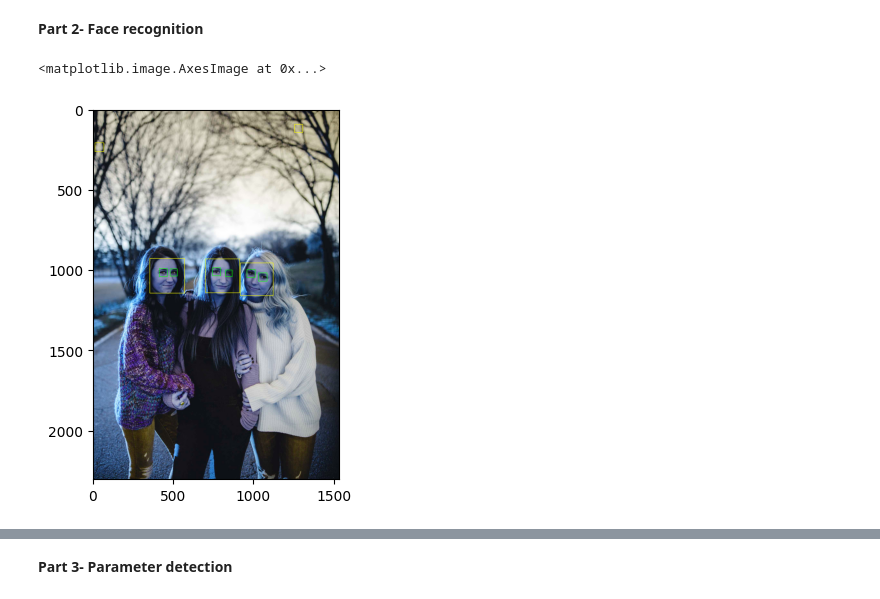
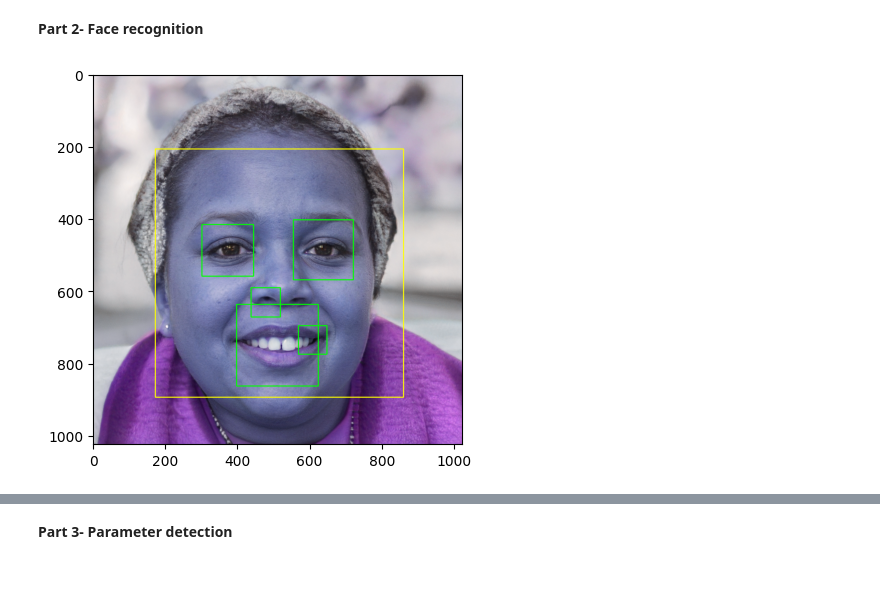
Before and after one commit to ploung/AAI_521_ComputerVision_Module4, a Jupyter notebook: Pros Loung_Assignment4.ipynb, the cells around one changed output, grey strips where cells are left out. Saved outputs shown, nothing was run; the diff lists cells and outputs as text; code cells hidden in the pictures.

```diff
--- a/Pros Loung_Assignment4.ipynb
+++ b/Pros Loung_Assignment4.ipynb
@@ -250,29 +250,29 @@ A brute-force matcher technique can be used in computer forensic analysis for ta
 # %% [markdown]
 **Part 2- Face recognition**
 # %%
-#face_cascade = cv2.CascadeClassifier("/content/haarcascade_frontalface_default.xml")
-#eye_cascade = cv2.CascadeClassifier("/content/haarcascade_eye.xml")
-import cv2
-face_cascade = cv2.CascadeClassifier("./haarcascade_frontalface_default.xml")
-eye_cascade = cv2.CascadeClassifier("./haarcascade_eye.xml")
+face_cascade = cv2.CascadeClassifier("/content/drive/MyDrive/AAI_521_ComputerVision_Module4/haarcascade_frontalface_default.xml")
+eye_cascade = cv2.CascadeClassifier("/content/drive/MyDrive/AAI_521_ComputerVision_Module4/haarcascade_eye.xml")
 
-img = cv2.imread('./Assignment4_pic2.jpg')
+# For local machine
+#face_cascade = cv2.CascadeClassifier("./haarcascade_frontalface_default.xml")
+#eye_cascade = cv2.CascadeClassifier("./haarcascade_eye.xml")
+
+img = cv2.imread('/content/drive/MyDrive/AAI_521_ComputerVision_Module4/Assignment4_pic1.jpg')
 gray = cv2.cvtColor(img, cv2.COLOR_BGR2GRAY) #Cretae the gray version of image using openCV
 faces = face_cascade.detectMultiScale(gray, 1.3, 5)
 
 for (x,y,w,h) in faces:
     img1 = cv2.rectangle(img,(x, y),(x + w, y + h),(255,255,0),2)
     roi_gray = gray[y: y + h, x: x + w]
     roi_color = img[y: y + h, x: x + w]
     eyes = eye_cascade.detectMultiScale(roi_gray)
     for (ex, ey, ew, eh) in eyes:
         cv2.rectangle(roi_color,(ex, ey), (ex + ew, ey + eh), (0,255,0),2)
 
-plt.imshow(img)
-#cv2.imshow(img)
+plt.imshow(img) #cv2.imshow() is disabled.
+plt.show()
 # %% [output]
-<matplotlib.image.AxesImage at 0x...>
-[figure, old version]
+[figure, new version]
 # %%
 #b- Working on webcam
 #Function to activate your laptop cam. This function is compete and you don't need to do anything.
```
Also changed, not shown: parts of 4 cells of this notebook.
